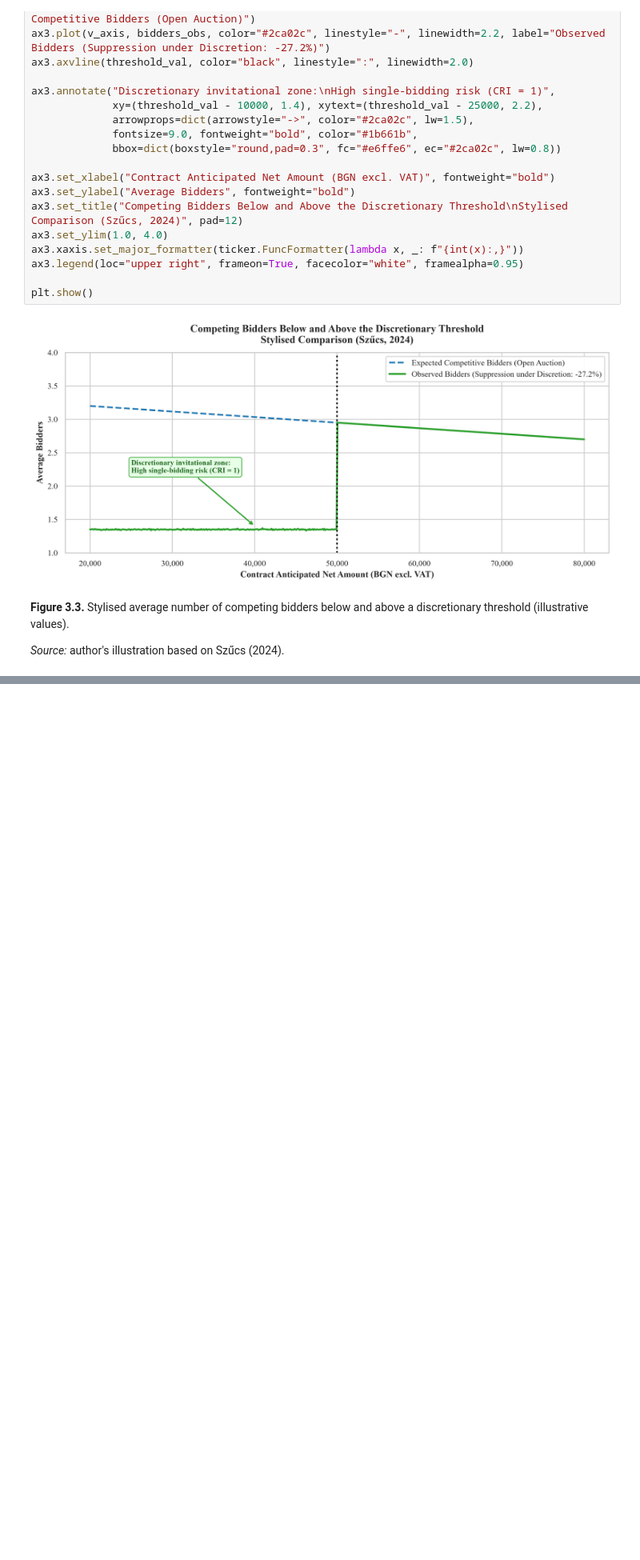
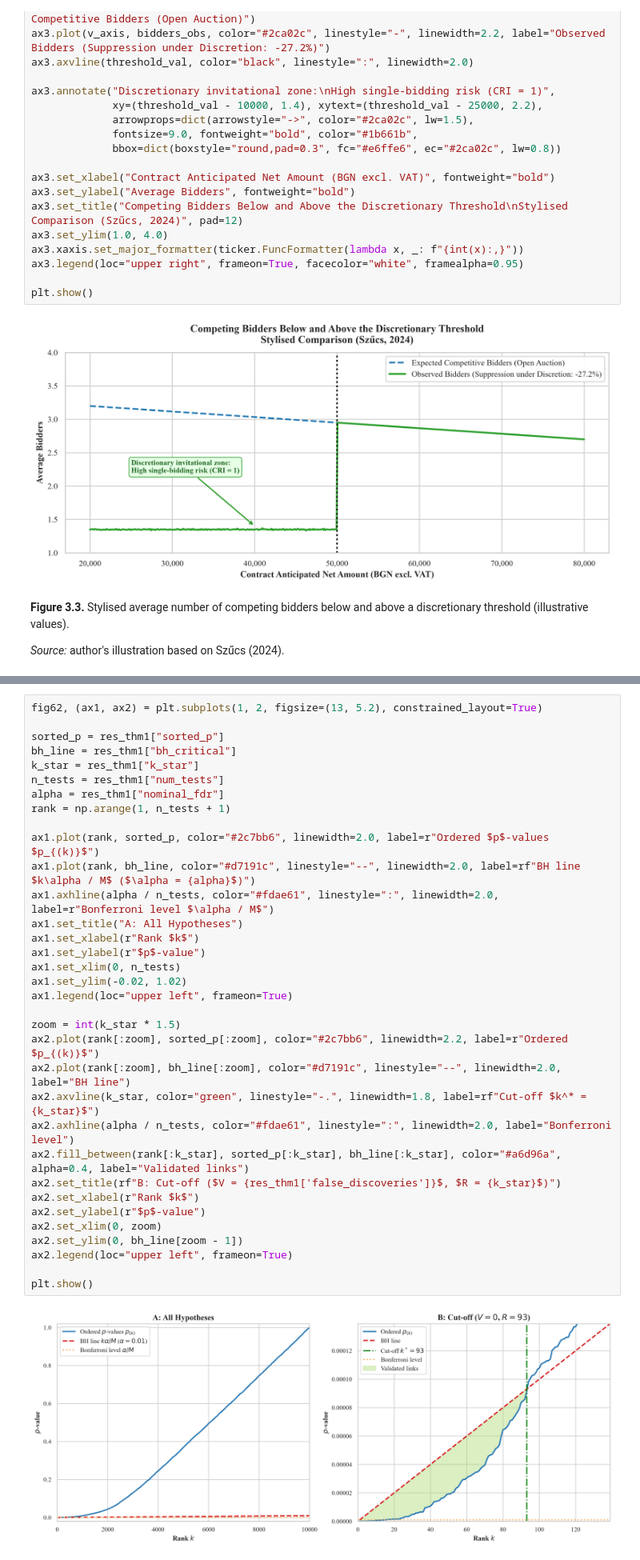
Before and after one commit to beluhov/stem-collusion-npvu, a Jupyter notebook: Final_Exam_Procurement_Collusion.ipynb, the cells around one changed output, grey strips where cells are left out. Shown at 80% size. Saved outputs shown, nothing was run; the diff lists cells and outputs as text; blank space fills up the shorter version.

```diff
--- a/Final_Exam_Procurement_Collusion.ipynb
+++ b/Final_Exam_Procurement_Collusion.ipynb
@@ -433,0 +813,36 @@ plt.show()
+# %%
+fig62, (ax1, ax2) = plt.subplots(1, 2, figsize=(13, 5.2), constrained_layout=True)
+
+sorted_p = res_thm1["sorted_p"]
+bh_line = res_thm1["bh_critical"]
+k_star = res_thm1["k_star"]
+n_tests = res_thm1["num_tests"]
+alpha = res_thm1["nominal_fdr"]
+rank = np.arange(1, n_tests + 1)
+
+ax1.plot(rank, sorted_p, color="#2c7bb6", linewidth=2.0, label=r"Ordered $p$-values $p_{(k)}$")
+ax1.plot(rank, bh_line, color="#d7191c", linestyle="--", linewidth=2.0, label=rf"BH line $k\alpha / M$ ($\alpha = {alpha}$)")
+ax1.axhline(alpha / n_tests, color="#fdae61", linestyle=":", linewidth=2.0, label=r"Bonferroni level $\alpha / M$")
+ax1.set_title("A: All Hypotheses")
+ax1.set_xlabel(r"Rank $k$")
+ax1.set_ylabel(r"$p$-value")
+ax1.set_xlim(0, n_tests)
+ax1.set_ylim(-0.02, 1.02)
+ax1.legend(loc="upper left", frameon=True)
+
+zoom = int(k_star * 1.5)
+ax2.plot(rank[:zoom], sorted_p[:zoom], color="#2c7bb6", linewidth=2.2, label=r"Ordered $p_{(k)}$")
+ax2.plot(rank[:zoom], bh_line[:zoom], color="#d7191c", linestyle="--", linewidth=2.0, label="BH line")
+ax2.axvline(k_star, color="green", linestyle="-.", linewidth=1.8, label=rf"Cut-off $k^* = {k_star}$")
+ax2.axhline(alpha / n_tests, color="#fdae61", linestyle=":", linewidth=2.0, label="Bonferroni level")
+ax2.fill_between(rank[:k_star], sorted_p[:k_star], bh_line[:k_star], color="#a6d96a", alpha=0.4, label="Validated links")
+ax2.set_title(rf"B: Cut-off ($V = {res_thm1['false_discoveries']}$, $R = {k_star}$)")
+ax2.set_xlabel(r"Rank $k$")
+ax2.set_ylabel(r"$p$-value")
+ax2.set_xlim(0, zoom)
+ax2.set_ylim(0, bh_line[zoom - 1])
+ax2.legend(loc="upper left", frameon=True)
+
+plt.show()
+# %% [output]
+[figure, added]
```
Also changed, not shown: parts of 38 cells of this notebook.
